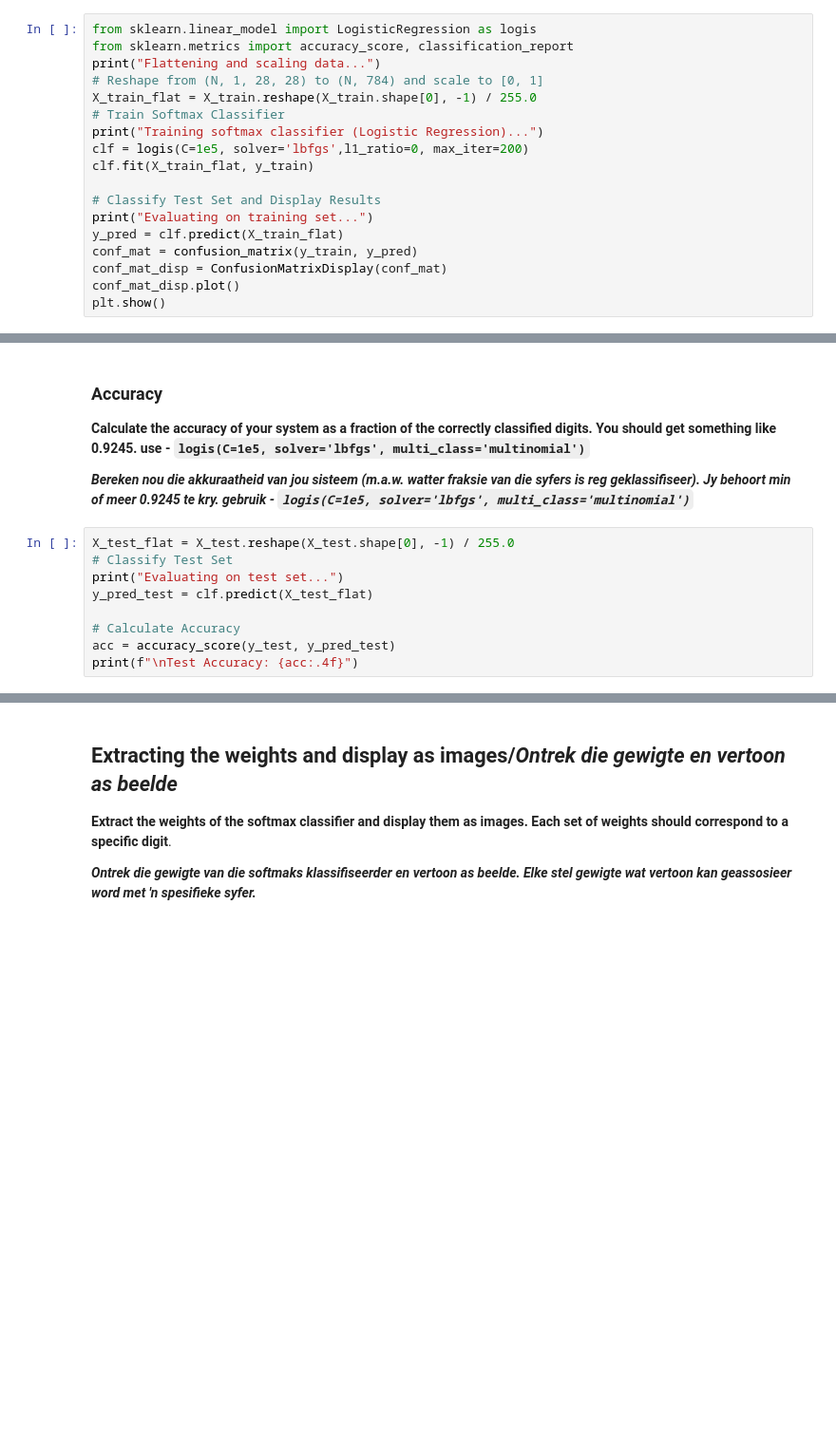
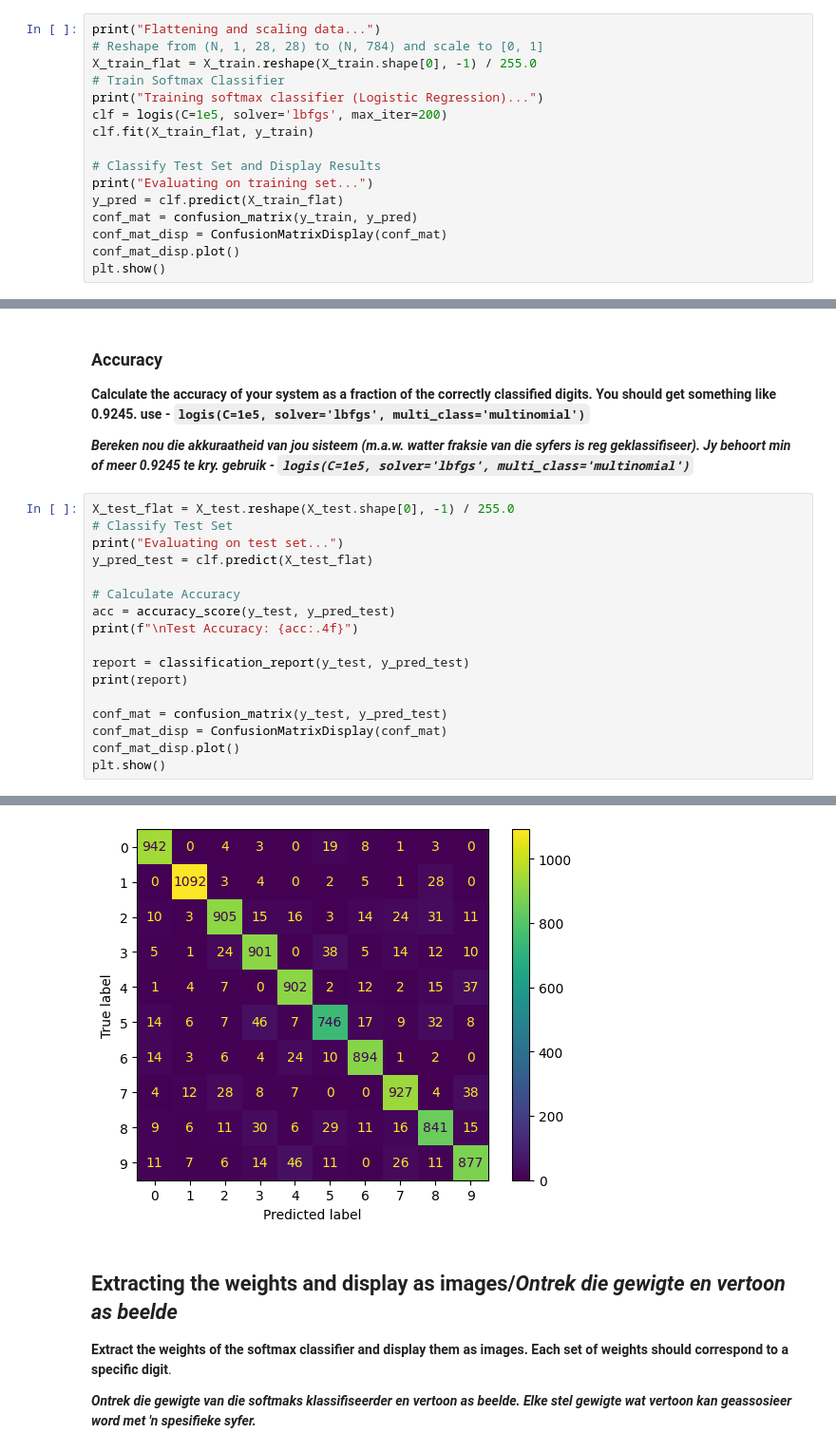
Before and after one commit to mudgician/cs315, a Jupyter notebook: Assignment2/Assignment2/assign2.ipynb, the cells around one changed output, grey strips where cells are left out. Shown at 95% size. Drawn from its saved outputs; the diff is of its cells as text; blank space fills up the shorter version.

Commit message:
assignment test 3

```diff
--- a/Assignment2/Assignment2/assign2.ipynb
+++ b/Assignment2/Assignment2/assign2.ipynb
@@ -445,14 +468,12 @@ interactive(children=(IntSlider(value=0, description='k', max=1000), Output()),
 
 **_Bou 'n softmax klassifiseerder deur gebruik te maak van die afrigtingsstel. Gebruik dan die klassifiseerder om die syfers in die afrigtingsstel asook die toetstel te klassifiseer. Vertoon en stip die verwarringsmatriks vir beide gevalle:_**
 # %%
-from sklearn.linear_model import LogisticRegression as logis
-from sklearn.metrics import accuracy_score, classification_report
 print("Flattening and scaling data...")
 # Reshape from (N, 1, 28, 28) to (N, 784) and scale to [0, 1]
 X_train_flat = X_train.reshape(X_train.shape[0], -1) / 255.0
 # Train Softmax Classifier
 print("Training softmax classifier (Logistic Regression)...")
-clf = logis(C=1e5, solver='lbfgs',l1_ratio=0, max_iter=200)
+clf = logis(C=1e5, solver='lbfgs', max_iter=200)
 clf.fit(X_train_flat, y_train)
 
 # Classify Test Set and Display Results
@@ -486,6 +507,14 @@ y_pred_test = clf.predict(X_test_flat)
 # Calculate Accuracy
 acc = accuracy_score(y_test, y_pred_test)
 print(f"\nTest Accuracy: {acc:.4f}")
+
+report = classification_report(y_test, y_pred_test)
+print(report)
+
+conf_mat = confusion_matrix(y_test, y_pred_test)
+conf_mat_disp = ConfusionMatrixDisplay(conf_mat)
+conf_mat_disp.plot()
+plt.show()
 # %% [output]
 Evaluating on test set...
 
@@ -493,3 +538,4 @@ Test Accuracy: 0.9027
+[figure, added]
 # %% [markdown]
 ## Extracting the weights and display as images/_Ontrek die gewigte en vertoon as beelde_
 
```
Also changed, not shown: parts of 7 cells of this notebook, 6 other files.
